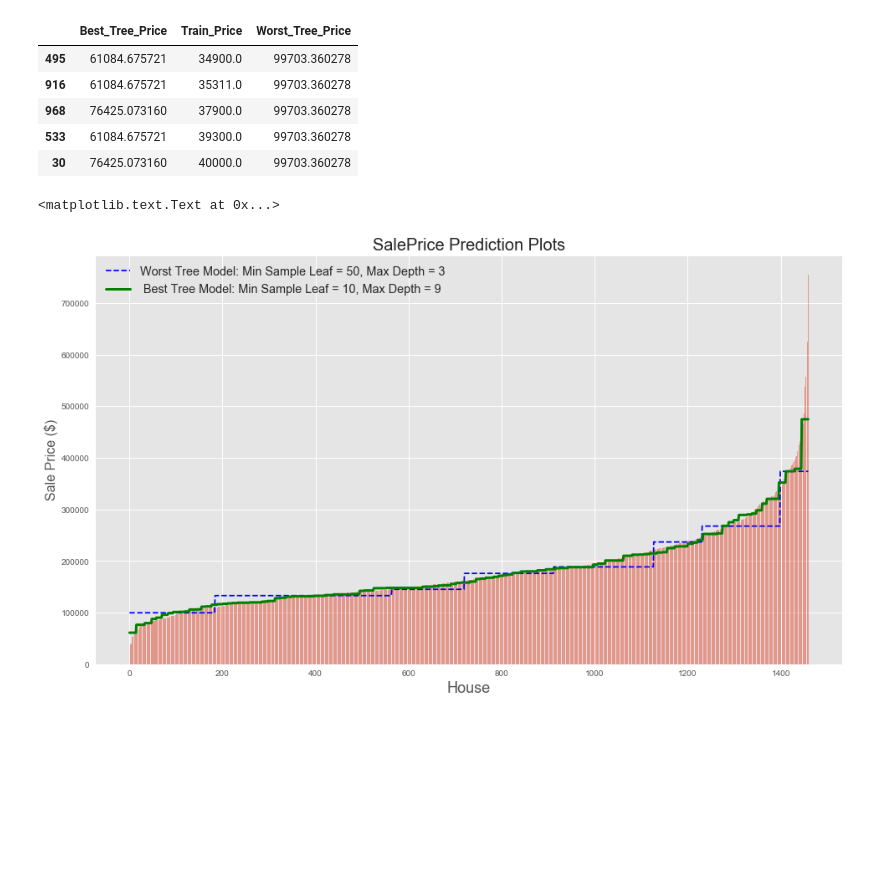
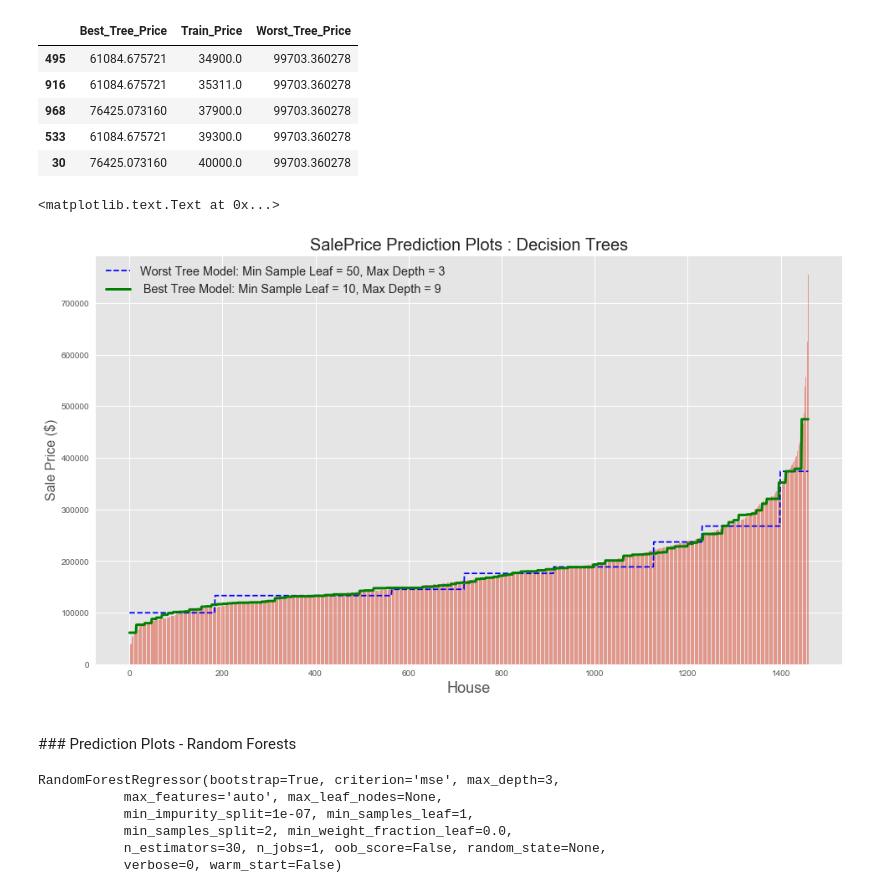
Before and after one commit to chun9men9/WIC_MLProject, a Jupyter notebook: chungmeng/Trees_Forest_GBoost.ipynb, the cells around one changed output. Saved outputs shown, nothing was run; the diff lists cells and outputs as text; code cells hidden in the pictures; blank space fills up the shorter version.

Commit message:
Updates related to Prediction Plots

```diff
--- a/chungmeng/Trees_Forest_GBoost.ipynb
+++ b/chungmeng/Trees_Forest_GBoost.ipynb
@@ -708,18 +726,31 @@ trees_price_df.head()
 # %%
 from matplotlib.font_manager import FontProperties
 
 fontP = FontProperties()
 fontP.set_size('x-large')
 plt.figure(figsize=(16, 9))
 plt.bar(range(0,Y_TRAIN.shape[0]),np.exp(sorted(Y_TRAIN)),alpha=0.5)
 plt.plot(range(0,Y_TRAIN.shape[0]),np.exp(sorted(worst_tree_model.predict(X_TRAIN))),color='b',
         linestyle='--', label='Worst Tree Model: Min Sample Leaf = 50, Max Depth = 3')
 plt.plot(range(0,Y_TRAIN.shape[0]),np.exp(sorted(best_tree_model.predict(X_TRAIN))),color='g',
         linewidth=3, label=' Best Tree Model: Min Sample Leaf = 10, Max Depth = 9')
 plt.legend(prop = fontP)
-plt.title('SalePrice Prediction Plots',fontsize=20)
+plt.title('SalePrice Prediction Plots : Decision Trees',fontsize=20)
 plt.xlabel('House', fontsize=18)
 plt.ylabel('Sale Price ($)', fontsize=16)
 # %% [output]
 <matplotlib.text.Text at 0x...>
-[figure, old version]
+[figure, new version]
+# %% [markdown]
+<p><a name="predplot_forest"></a></p>
+### Prediction Plots - Random Forests
+# %%
+worst_forest_model = RandomForestRegressor(max_depth=3,n_estimators=30)
+worst_forest_model.fit(X_TRAIN,Y_TRAIN)
+# %% [output]
+RandomForestRegressor(bootstrap=True, criterion='mse', max_depth=3,
+           max_features='auto', max_leaf_nodes=None,
+           min_impurity_split=1e-07, min_samples_leaf=1,
+           min_samples_split=2, min_weight_fraction_leaf=0.0,
+           n_estimators=30, n_jobs=1, oob_score=False, random_state=None,
+           verbose=0, warm_start=False)
```
Also changed, not shown: parts of 23 cells of this notebook, 1 other file.
